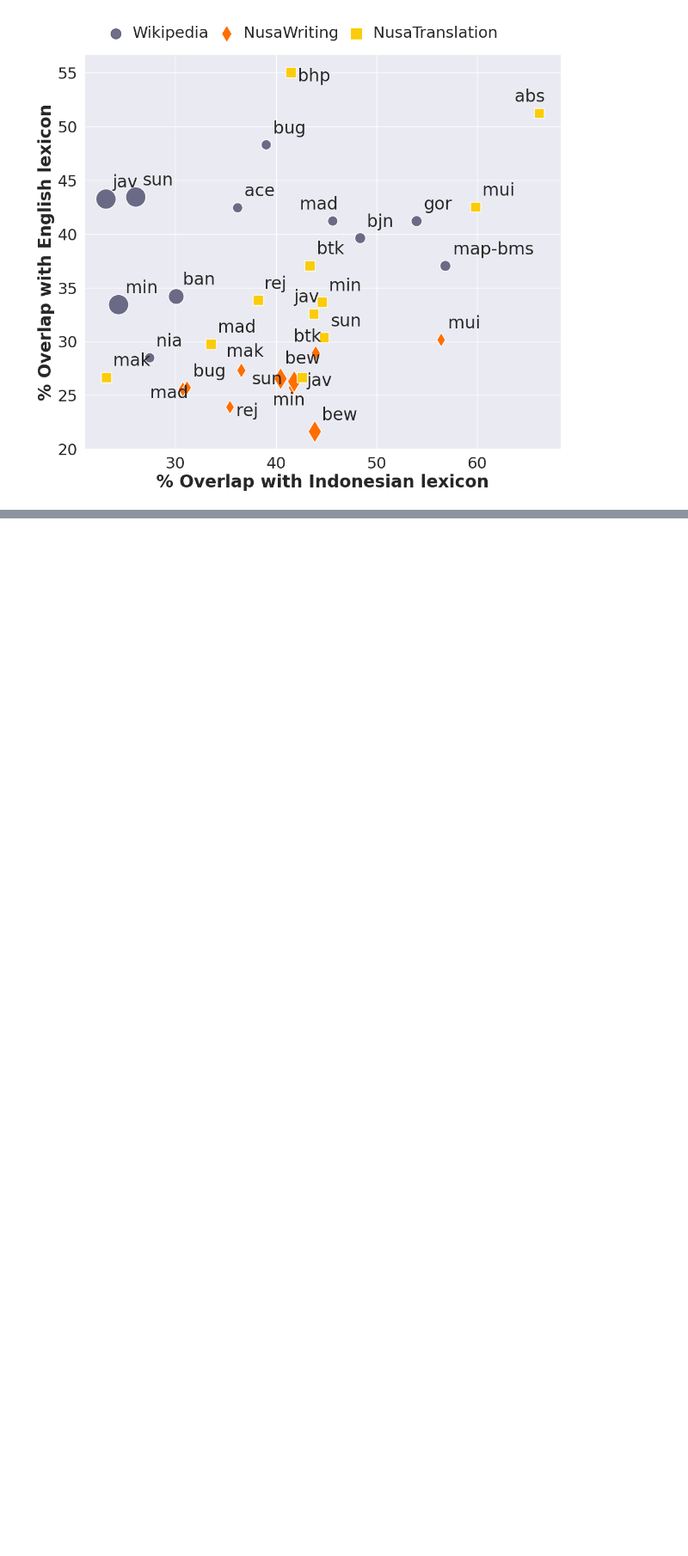
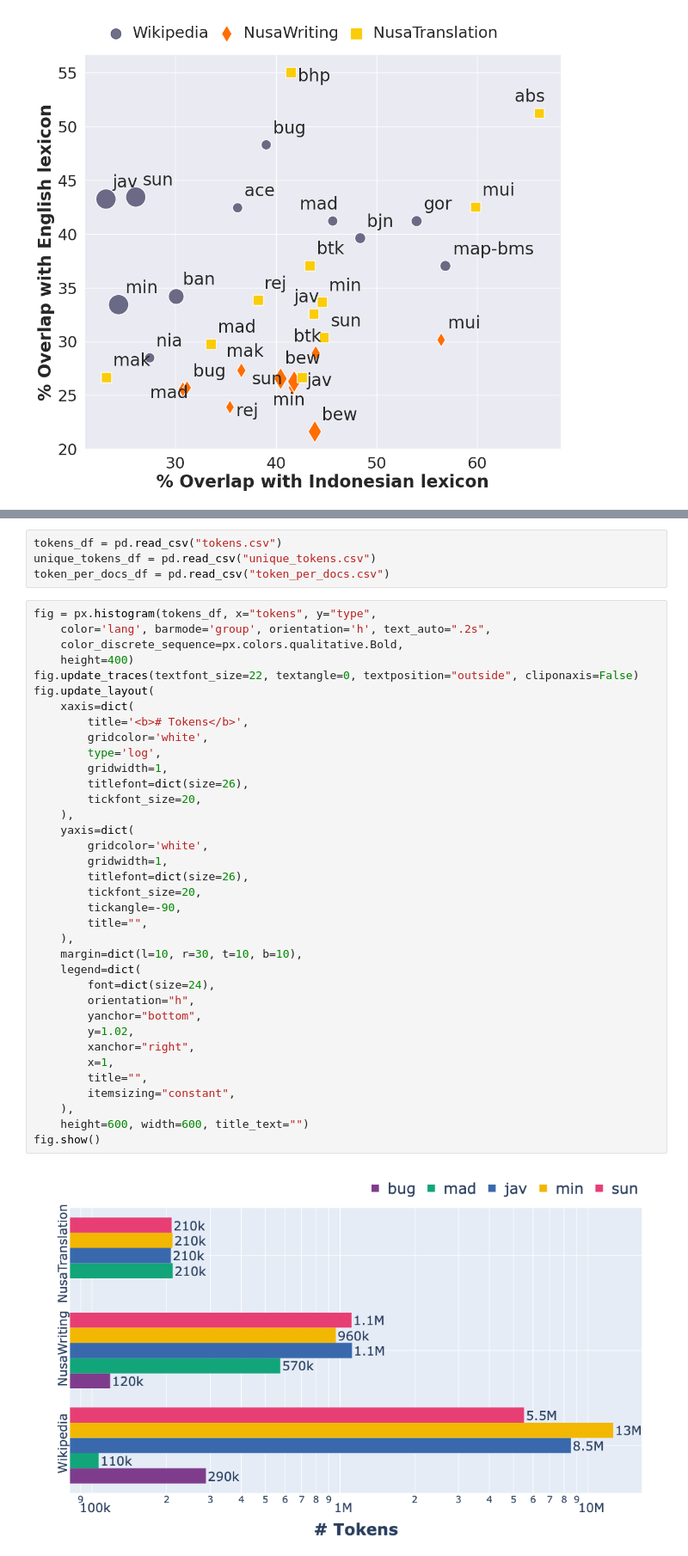
Before and after one commit to IndoNLP/nusa-writes, a Jupyter notebook: viz/overlap-viz.ipynb, the cells around one changed output, grey strips where cells are left out. Shown at 86% size. Drawn from its saved outputs; the diff is of its cells as text; blank space fills up the shorter version.

```diff
--- a/viz/overlap-viz.ipynb
+++ b/viz/overlap-viz.ipynb
@@ -95,0 +148,42 @@ plt.show(plot)
+# %%
+tokens_df = pd.read_csv("tokens.csv")
+unique_tokens_df = pd.read_csv("unique_tokens.csv")
+token_per_docs_df = pd.read_csv("token_per_docs.csv")
+# %%
+fig = px.histogram(tokens_df, x="tokens", y="type",
+    color='lang', barmode='group', orientation='h', text_auto=".2s",
+    color_discrete_sequence=px.colors.qualitative.Bold,
+    height=400)
+fig.update_traces(textfont_size=22, textangle=0, textposition="outside", cliponaxis=False)
+fig.update_layout(
+    xaxis=dict(
+        title='<b># Tokens</b>',
+        gridcolor='white',
+        type='log',
+        gridwidth=1,
+        titlefont=dict(size=26),
+        tickfont_size=20,
+    ),
+    yaxis=dict(
+        gridcolor='white',
+        gridwidth=1,
+        titlefont=dict(size=26),
+        tickfont_size=20,
+        tickangle=-90,
+        title="",
+    ),
+    margin=dict(l=10, r=30, t=10, b=10),
+    legend=dict(
+        font=dict(size=24),
+        orientation="h",
+        yanchor="bottom",
+        y=1.02,
+        xanchor="right",
+        x=1,
+        title="",
+        itemsizing="constant",
+    ),
+    height=600, width=600, title_text="")
+fig.show()
+# %% [output]
+[figure, added]
```
Also changed, not shown: parts of 22 cells of this notebook, 6 other files.
